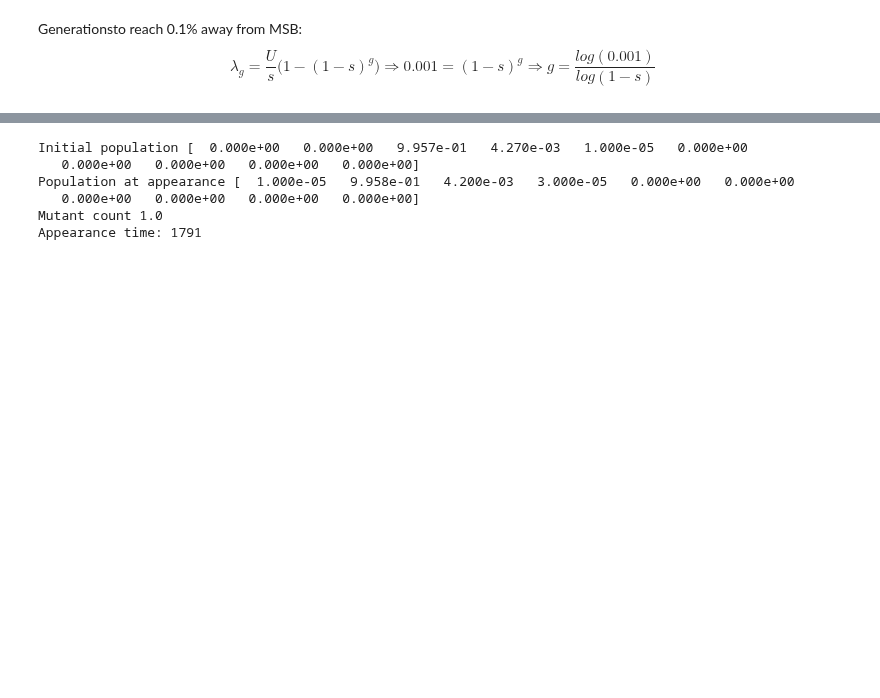
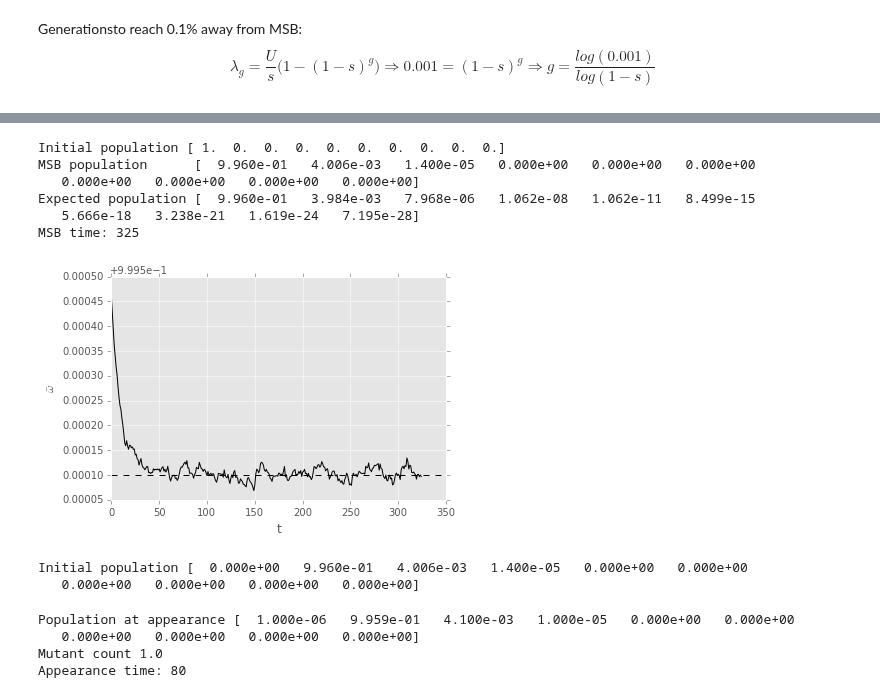
Before and after one commit to yoavram/mamba, a Jupyter notebook: simarba/adaptation model.ipynb, the cells around one changed output, grey strips where cells are left out. Saved outputs shown, nothing was run; the diff lists cells and outputs as text; code cells hidden in the pictures; blank space fills up the shorter version.

Commit message:
some basic plots for the simulations

```diff
--- a/simarba/adaptation model.ipynb
+++ b/simarba/adaptation model.ipynb
@@ -1,3 +1,11 @@
 # %%
 from scipy import stats
 np.set_printoptions(precision=3)
+# %%
+G=10
+U=0.0004
+s=0.1
+N=1e6
+beta=1/50000.
+r=0.
+assert r == 0, "Recombination not implemented"
@@ -4,3 +35,21 @@ np.set_printoptions(precision=3)
+# %%
+def evolve(p, stop):
+    t = 0
+    while stop(t,p):
+        p = S.dot(p)
+        p = dM.dot(p)
+        p = bM.dot(p)
+        p /= p.sum()
+
+        if N > 0:
+            p = multinomial(N, p) / float(N)
+        assert allclose(p.sum(), 1), "frequencies vector must sum to one"
+        t += 1
+        if W != None:
+            W.append(p.dot(w))
+        if p0 != None:
+            p0.append(p[0])
+    return t,p
 # %% [markdown]
 Generationsto reach 0.1% away from MSB:
 $$
@@ -73,20 +60,47 @@ MSB time: 130
+# %%
+## initialize
+MSB_ticks = int(log(0.001) / log(1 - s)) * 5
+W = []
+p = zeros(G)
+p[0] = 1.
+print "Initial population", p
+
+## MSB
+t,p = evolve(p, lambda t,p: t < MSB_ticks)
+
+print "MSB population     ", p
+print "Expected population", stats.poisson(U/s).pmf(arange(G))
+print "MSB time:", t
+plot(range(len(W)), W, 'k')
+axhline(y=exp(-U), color='k', ls='--')
+xlabel('t')
+ylabel(r'$\bar{\omega}$');
+# %% [output]
+Initial population [ 1.  0.  0.  0.  0.  0.  0.  0.  0.  0.]
+MSB population      [  9.960e-01   4.006e-03   1.400e-05   0.000e+00   0.000e+00   0.000e+00
+   0.000e+00   0.000e+00   0.000e+00   0.000e+00]
+Expected population [  9.960e-01   3.984e-03   7.968e-06   1.062e-08   1.062e-11   8.499e-15
+   5.666e-18   3.238e-21   1.619e-24   7.195e-28]
+MSB time: 325
+[figure, added]
+# %%
+## change environment
+p[1:] = p[:-1]
+p[0] = 0
+print "Initial population", p
+# %% [output]
+Initial population [  0.000e+00   9.960e-01   4.006e-03   1.400e-05   0.000e+00   0.000e+00
+   0.000e+00   0.000e+00   0.000e+00   0.000e+00]
 # %%
-## change environment
-p[1:] = p[:-1]
-p[0] = 0
-print "Initial population", p
-
 ## Wait for beneficial mutation
 t,p = evolve(p, lambda t,p: p[0] == 0)
 print "Population at appearance", p
 print "Mutant count", p[0]*N
 print "Appearance time:", t
 # %% [output]
-Initial population [  0.000e+00   0.000e+00   9.957e-01   4.270e-03   1.000e-05   0.000e+00
-   0.000e+00   0.000e+00   0.000e+00   0.000e+00]
-Population at appearance [  1.000e-05   9.958e-01   4.200e-03   3.000e-05   0.000e+00   0.000e+00
+Population at appearance [  1.000e-06   9.959e-01   4.100e-03   1.000e-05   0.000e+00   0.000e+00
    0.000e+00   0.000e+00   0.000e+00   0.000e+00]
 Mutant count 1.0
-Appearance time: 1791
+Appearance time: 80
 # %%
 ## fixation or extinction of mutant
```
Also changed, not shown: parts of 5 cells of this notebook.
